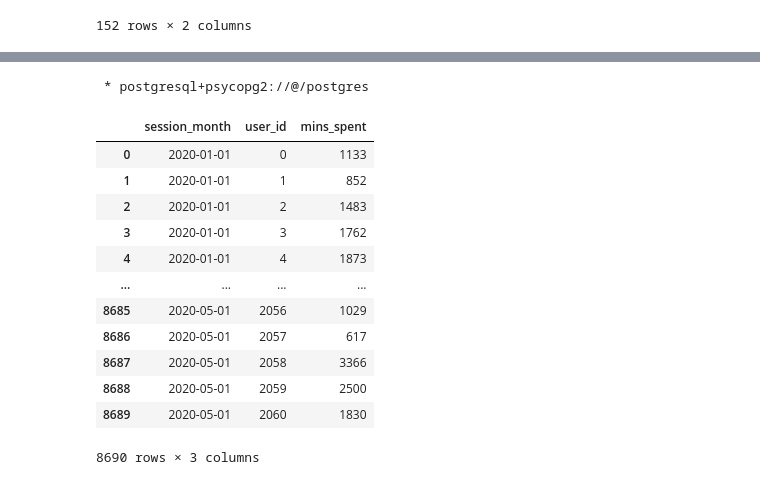
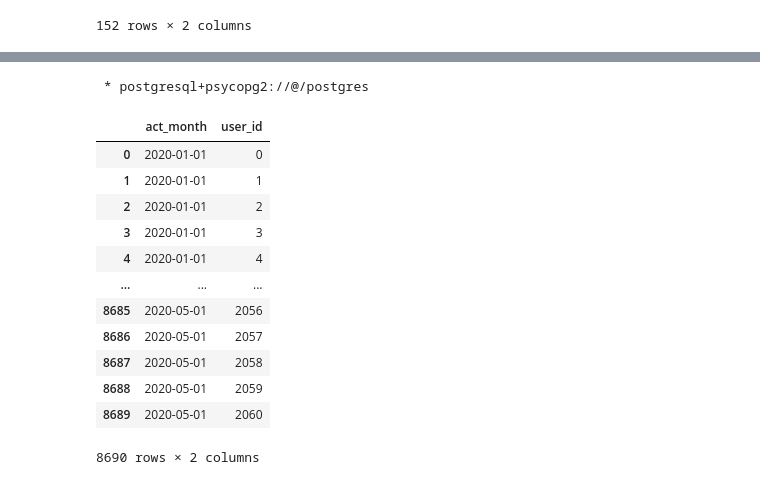
Before and after one commit to datacamp/data-analysis-in-sql-live-training, a Jupyter notebook: notebooks/PostgreSQL_live_session_template.ipynb, the cells around one changed output, grey strips where cells are left out. Drawn from its saved outputs; the diff is of its cells as text; code cells hidden in the pictures.

```diff
--- a/notebooks/PostgreSQL_live_session_template.ipynb
+++ b/notebooks/PostgreSQL_live_session_template.ipynb
@@ -251,25 +333,25 @@ ORDER BY session_month ASC;
 # %%
 %%sql
 
-SELECT
-  DATE_TRUNC('month', session_date) :: DATE AS session_month,
-  user_id,
-  SUM(time_spent_in_mins) AS mins_spent
+-- Get the months in which each user is active
+
+SELECT DISTINCT
+  DATE_TRUNC('month', session_date) :: DATE AS act_month,
+  user_id
 FROM user_sessions
-GROUP BY session_month, user_id
-ORDER BY session_month ASC, user_id ASC;
+ORDER BY act_month ASC, user_id ASC;
 # %% [output]
  * postgresql+psycopg2://@/postgres
-|  | session_month | user_id | mins_spent |
-| 0 | 2020-01-01 | 0 | 1133 |
-| 1 | 2020-01-01 | 1 | 852 |
-| 2 | 2020-01-01 | 2 | 1483 |
-| 3 | 2020-01-01 | 3 | 1762 |
-| 4 | 2020-01-01 | 4 | 1873 |
-| ... | ... | ... | ... |
-| 8685 | 2020-05-01 | 2056 | 1029 |
-| 8686 | 2020-05-01 | 2057 | 617 |
-| 8687 | 2020-05-01 | 2058 | 3366 |
-| 8688 | 2020-05-01 | 2059 | 2500 |
-| 8689 | 2020-05-01 | 2060 | 1830 |
+|  | act_month | user_id |
+| 0 | 2020-01-01 | 0 |
+| 1 | 2020-01-01 | 1 |
+| 2 | 2020-01-01 | 2 |
+| 3 | 2020-01-01 | 3 |
+| 4 | 2020-01-01 | 4 |
+| ... | ... | ... |
+| 8685 | 2020-05-01 | 2056 |
+| 8686 | 2020-05-01 | 2057 |
+| 8687 | 2020-05-01 | 2058 |
+| 8688 | 2020-05-01 | 2059 |
+| 8689 | 2020-05-01 | 2060 |
-8690 rows × 3 columns
+8690 rows × 2 columns
```
Also changed, not shown: parts of 19 cells of this notebook.
